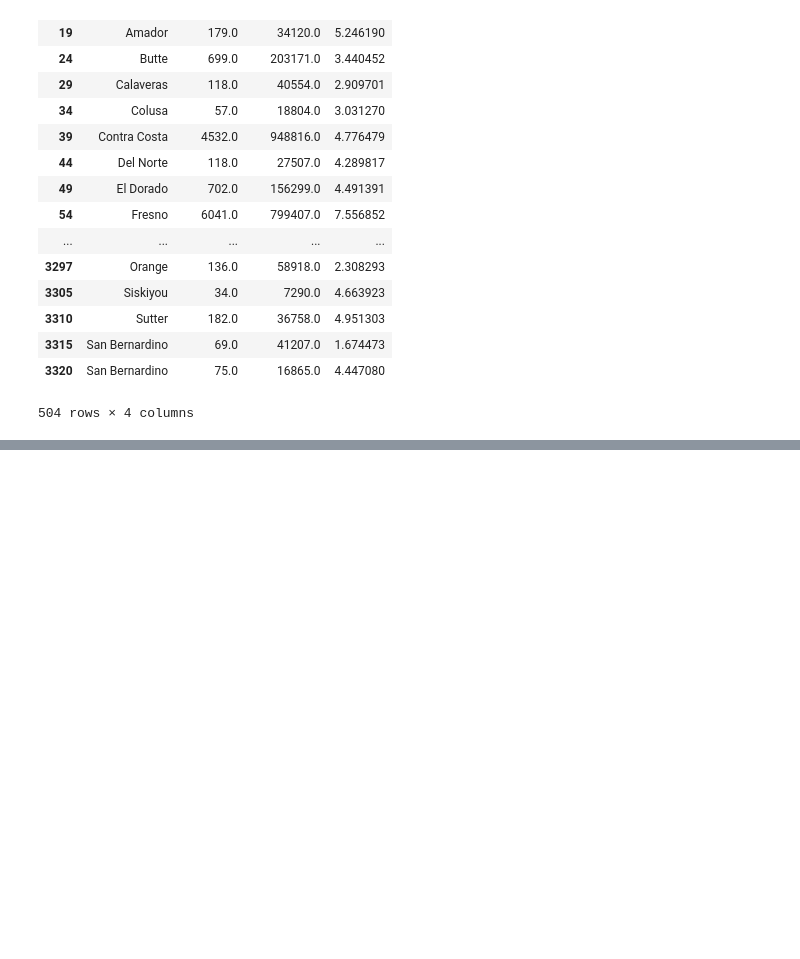
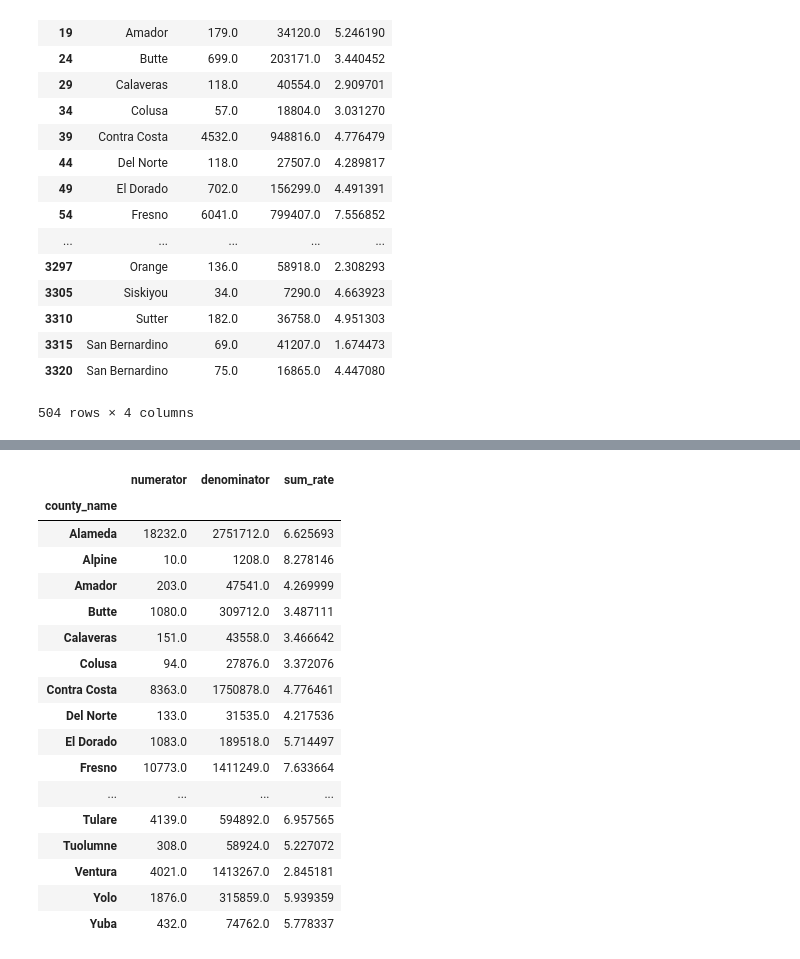
Before and after one commit to phamkdaniel/Cali-Housing-Project, a Jupyter notebook: kevin_exploring.ipynb, the cells around one changed output, grey strips where cells are left out. Drawn from its saved outputs; the diff is of its cells as text; code cells hidden in the pictures; blank space fills up the shorter version.

```diff
--- a/kevin_exploring.ipynb
+++ b/kevin_exploring.ipynb
@@ -205,0 +246,4 @@ county_crime_rate_df
+# %%
+group_county_rate_df = county_crime_rate_df.groupby(["county_name"])
+sum_county_rate_df = group_county_rate_df[["numerator", "denominator"]].sum()
+sum_county_rate_df
@@ -205,0 +269,23 @@ county_crime_rate_df
+# %%
+# calculation for summary crime rate. multiplied by 1000 to match formatting in original dataset
+sum_county_rate_df["sum_rate"] = (sum_county_rate_df["numerator"] / sum_county_rate_df["denominator"]) * 1000
+sum_county_rate_df
+# %% [output]
+|  | numerator | denominator | sum_rate |
+| county_name |  |  |  |
+| Alameda | 18232.0 | 2751712.0 | 6.625693 |
+| Alpine | 10.0 | 1208.0 | 8.278146 |
+| Amador | 203.0 | 47541.0 | 4.269999 |
+| Butte | 1080.0 | 309712.0 | 3.487111 |
+| Calaveras | 151.0 | 43558.0 | 3.466642 |
+| Colusa | 94.0 | 27876.0 | 3.372076 |
+| Contra Costa | 8363.0 | 1750878.0 | 4.776461 |
+| Del Norte | 133.0 | 31535.0 | 4.217536 |
+| El Dorado | 1083.0 | 189518.0 | 5.714497 |
+| Fresno | 10773.0 | 1411249.0 | 7.633664 |
+| ... | ... | ... | ... |
+| Tulare | 4139.0 | 594892.0 | 6.957565 |
+| Tuolumne | 308.0 | 58924.0 | 5.227072 |
+| Ventura | 4021.0 | 1413267.0 | 2.845181 |
+| Yolo | 1876.0 | 315859.0 | 5.939359 |
+| Yuba | 432.0 | 74762.0 | 5.778337 |
```
Also changed, not shown: parts of 4 cells of this notebook.
